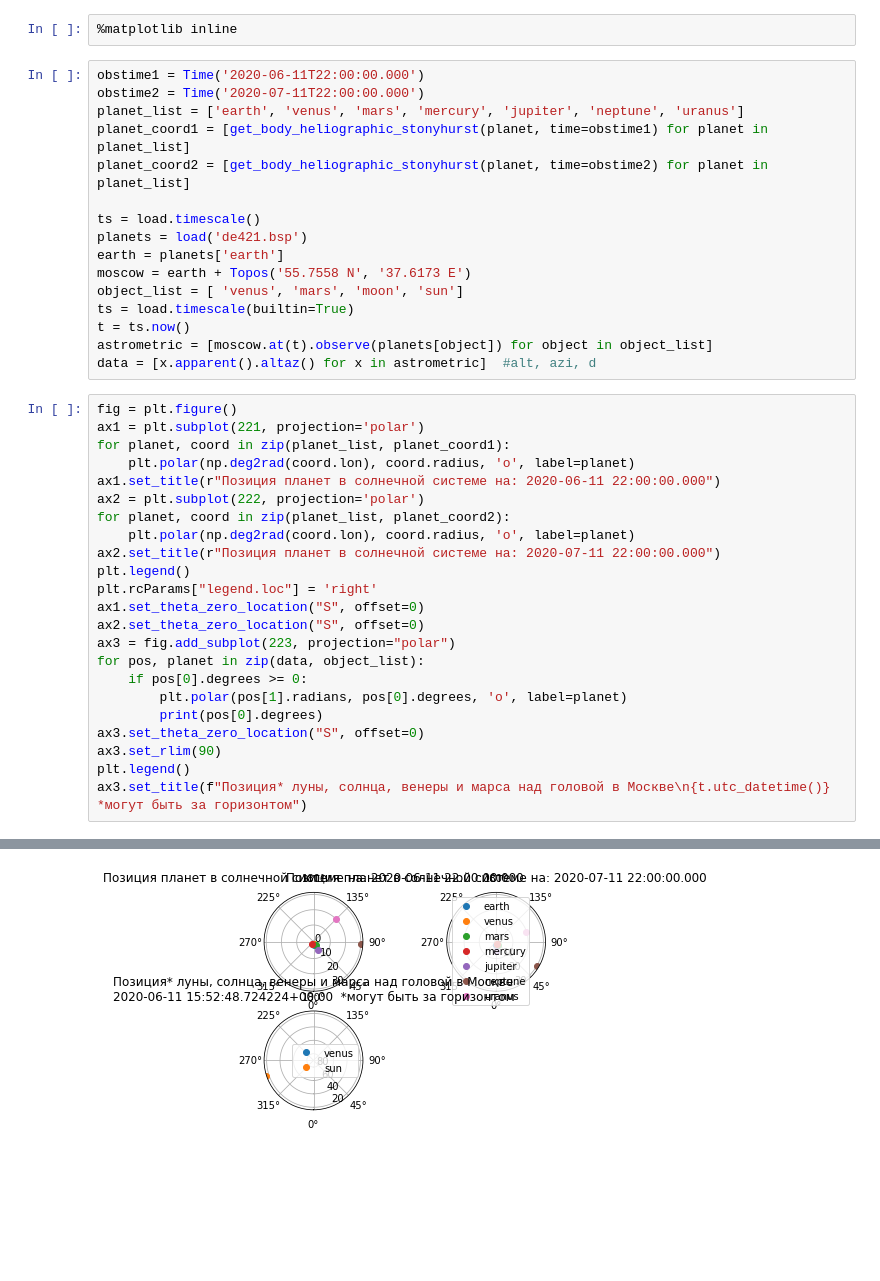
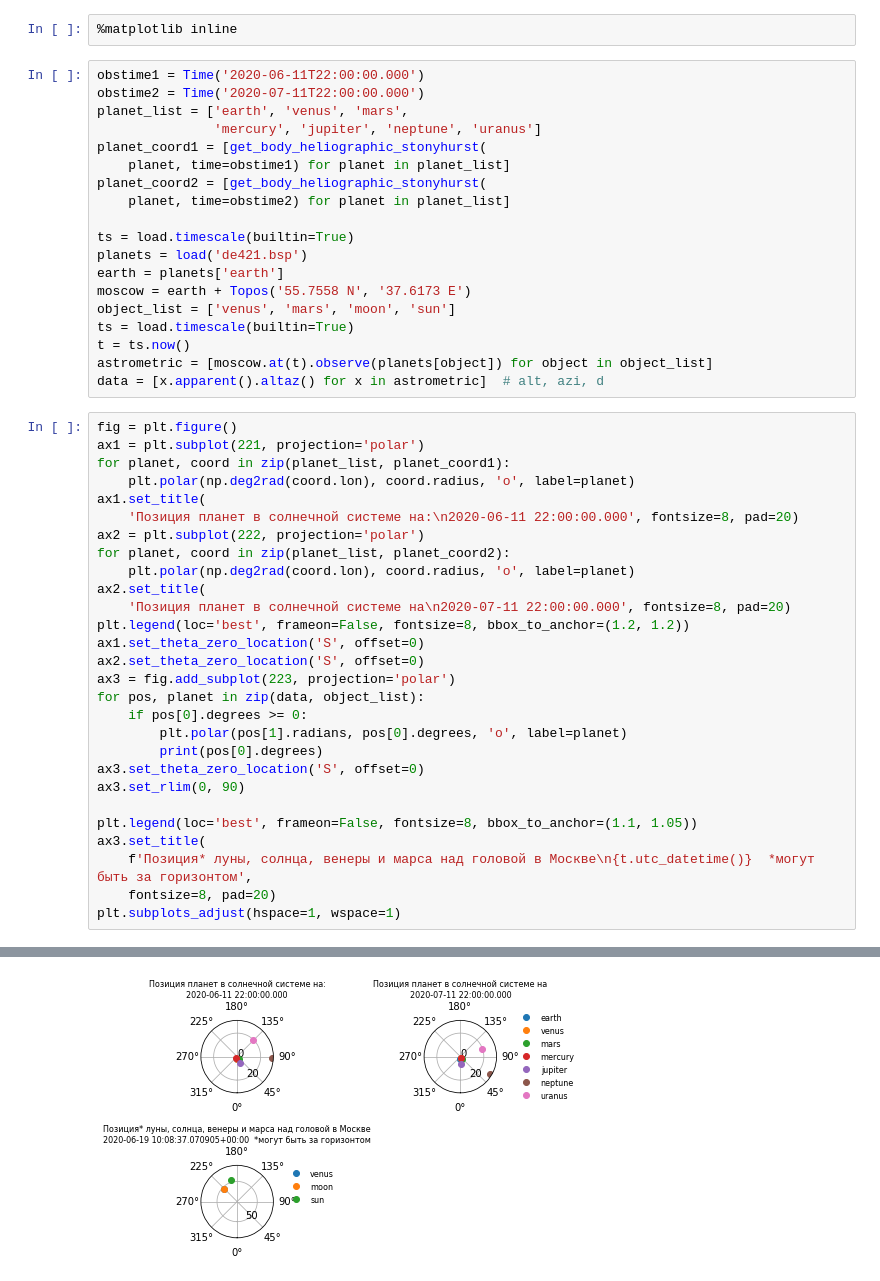
Before and after one commit to eentartetekunst/HW3, a Jupyter notebook: HW3.ipynb, the cells around one changed output, grey strips where cells are left out. Saved outputs shown, nothing was run; the diff lists cells and outputs as text; blank space fills up the shorter version.

Commit message:
FIX plot titles

```diff
--- a/HW3.ipynb
+++ b/HW3.ipynb
@@ -32,40 +32,48 @@ import math
 # %%
 obstime1 = Time('2020-06-11T22:00:00.000')
 obstime2 = Time('2020-07-11T22:00:00.000')
-planet_list = ['earth', 'venus', 'mars', 'mercury', 'jupiter', 'neptune', 'uranus']
-planet_coord1 = [get_body_heliographic_stonyhurst(planet, time=obstime1) for planet in planet_list]
-planet_coord2 = [get_body_heliographic_stonyhurst(planet, time=obstime2) for planet in planet_list]
+planet_list = ['earth', 'venus', 'mars',
+               'mercury', 'jupiter', 'neptune', 'uranus']
+planet_coord1 = [get_body_heliographic_stonyhurst(
+    planet, time=obstime1) for planet in planet_list]
+planet_coord2 = [get_body_heliographic_stonyhurst(
+    planet, time=obstime2) for planet in planet_list]
 
-ts = load.timescale()
+ts = load.timescale(builtin=True)
 planets = load('de421.bsp')
 earth = planets['earth']
 moscow = earth + Topos('55.7558 N', '37.6173 E')
-object_list = [ 'venus', 'mars', 'moon', 'sun']
+object_list = ['venus', 'mars', 'moon', 'sun']
 ts = load.timescale(builtin=True)
 t = ts.now()
 astrometric = [moscow.at(t).observe(planets[object]) for object in object_list]
-data = [x.apparent().altaz() for x in astrometric]  #alt, azi, d
+data = [x.apparent().altaz() for x in astrometric]  # alt, azi, d
 # %%
 fig = plt.figure()
 ax1 = plt.subplot(221, projection='polar')
 for planet, coord in zip(planet_list, planet_coord1):
     plt.polar(np.deg2rad(coord.lon), coord.radius, 'o', label=planet)
-ax1.set_title(r"Позиция планет в солнечной системе на: 2020-06-11 22:00:00.000")
+ax1.set_title(
+    'Позиция планет в солнечной системе на:\n2020-06-11 22:00:00.000', fontsize=8, pad=20)
 ax2 = plt.subplot(222, projection='polar')
 for planet, coord in zip(planet_list, planet_coord2):
     plt.polar(np.deg2rad(coord.lon), coord.radius, 'o', label=planet)
-ax2.set_title(r"Позиция планет в солнечной системе на: 2020-07-11 22:00:00.000")
-plt.legend()
-plt.rcParams["legend.loc"] = 'right'
-ax1.set_theta_zero_location("S", offset=0)
-ax2.set_theta_zero_location("S", offset=0)
-ax3 = fig.add_subplot(223, projection="polar")
+ax2.set_title(
+    'Позиция планет в солнечной системе на\n2020-07-11 22:00:00.000', fontsize=8, pad=20)
+plt.legend(loc='best', frameon=False, fontsize=8, bbox_to_anchor=(1.2, 1.2))
+ax1.set_theta_zero_location('S', offset=0)
+ax2.set_theta_zero_location('S', offset=0)
+ax3 = fig.add_subplot(223, projection='polar')
 for pos, planet in zip(data, object_list):
     if pos[0].degrees >= 0:
         plt.polar(pos[1].radians, pos[0].degrees, 'o', label=planet)
         print(pos[0].degrees)
-ax3.set_theta_zero_location("S", offset=0)
-ax3.set_rlim(90)
-plt.legend()
-ax3.set_title(f"Позиция* луны, солнца, венеры и марса над головой в Москве\n{t.utc_datetime()}  *могут быть за горизонтом")
+ax3.set_theta_zero_location('S', offset=0)
+ax3.set_rlim(0, 90)
+
+plt.legend(loc='best', frameon=False, fontsize=8, bbox_to_anchor=(1.1, 1.05))
+ax3.set_title(
+    f'Позиция* луны, солнца, венеры и марса над головой в Москве\n{t.utc_datetime()}  *могут быть за горизонтом',
+    fontsize=8, pad=20)
+plt.subplots_adjust(hspace=1, wspace=1)
 # %% [output]
@@ -75 +83 @@ Text(0.5, 1.05, 'Позиция* луны, солнца, венеры и мар
-[figure, old version]
+[figure, new version]
```
Also changed, not shown: parts of 2 cells of this notebook.
